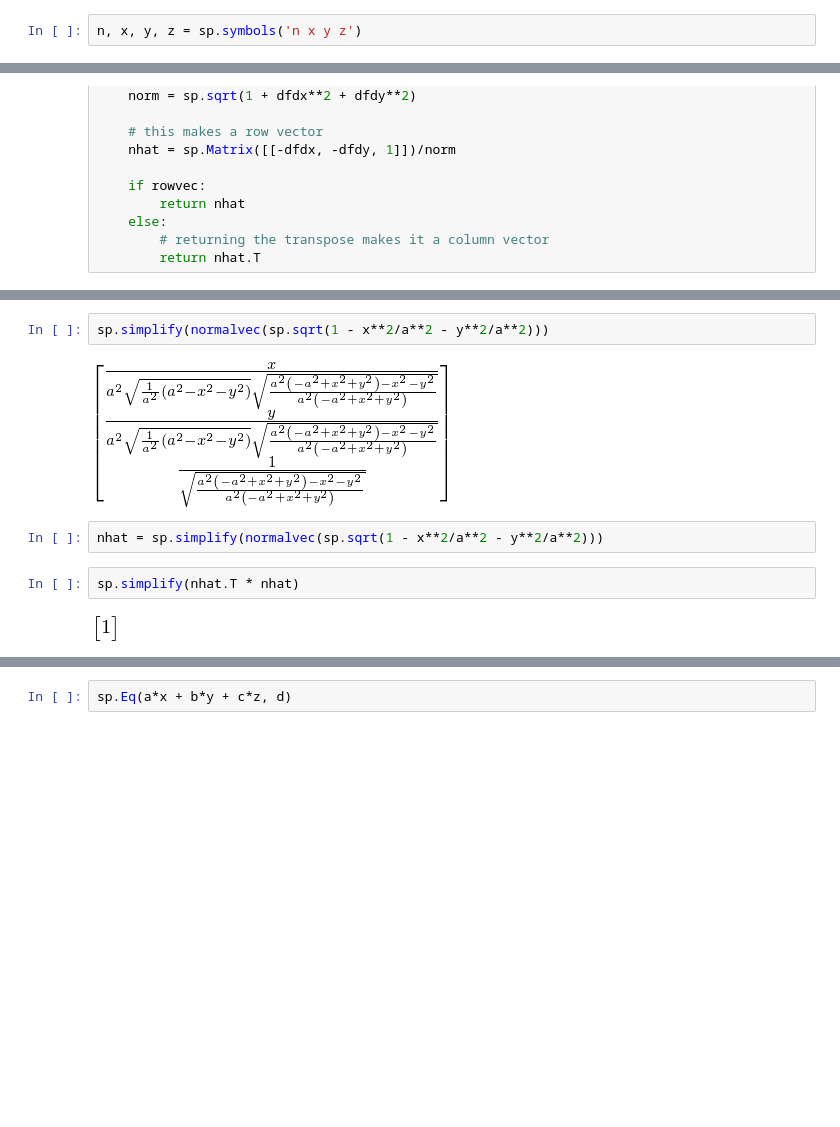
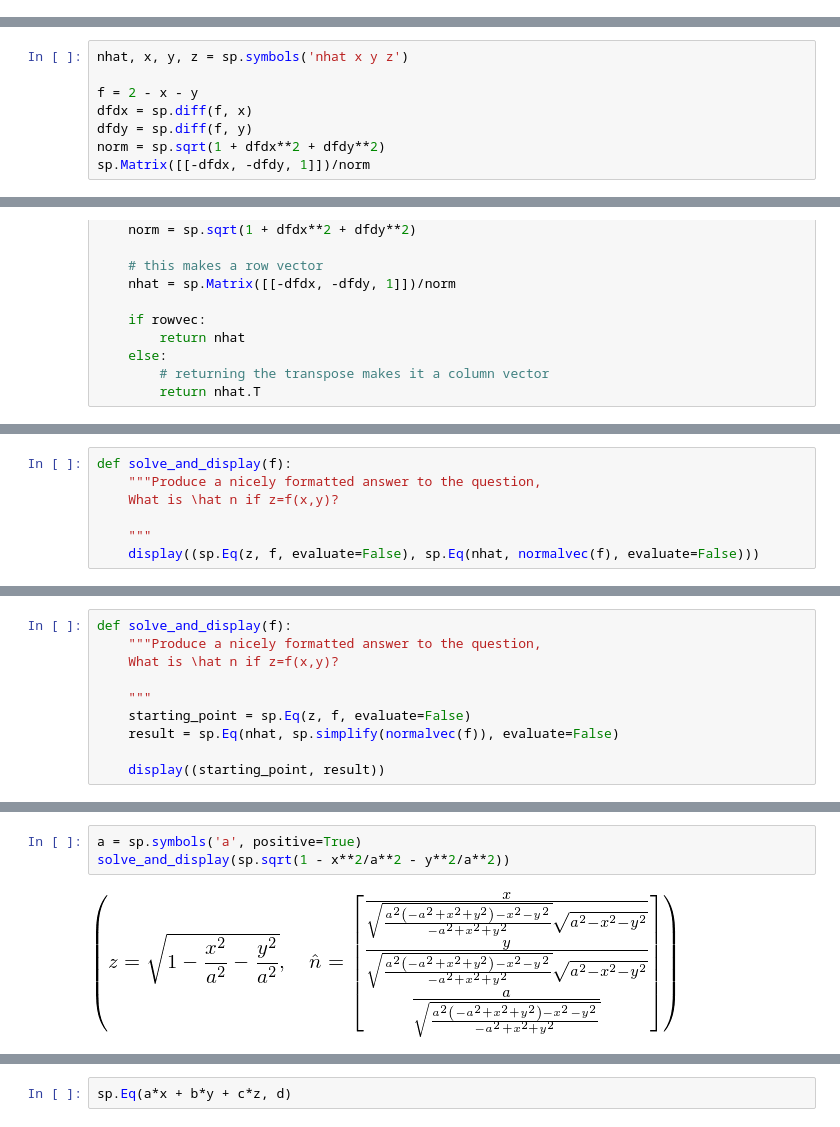
Before and after one commit to zhuxuan1998/PHYS352-HW, a Jupyter notebook: Meditations - 01.ipynb, the cells around one changed output, grey strips where cells are left out. Drawn from its saved outputs; the diff is of its cells as text; blank space fills up the shorter version.

```diff
--- a/Meditations - 01.ipynb
+++ b/Meditations - 01.ipynb
@@ -26,5 +39,3 @@ Let's see if we can tackle this with `sympy`.
 # %%
 import sympy as sp
 sp.init_printing()
-# %%
-n, x, y, z = sp.symbols('n x y z')
@@ -36,0 +44,8 @@ sp.diff(z, x)
+# %%
+nhat, x, y, z = sp.symbols('nhat x y z')
+
+f = 2 - x - y
+dfdx = sp.diff(f, x)
+dfdy = sp.diff(f, y)
+norm = sp.sqrt(1 + dfdx**2 + dfdy**2)
+sp.Matrix([[-dfdx, -dfdy, 1]])/norm
@@ -56 +91,8 @@ normalvec(z, rowvec=True)
+# %%
+def solve_and_display(f):
+    """Produce a nicely formatted answer to the question,
+    What is \hat n if z=f(x,y)?
+
+    """
+    display((sp.Eq(z, f, evaluate=False), sp.Eq(nhat, normalvec(f), evaluate=False)))
 # %%
@@ -59,0 +104,10 @@ sp.simplify(normalvec(sp.sqrt(x**2 + y**2)))
+# %%
+def solve_and_display(f):
+    """Produce a nicely formatted answer to the question,
+    What is \hat n if z=f(x,y)?
+
+    """
+    starting_point = sp.Eq(z, f, evaluate=False)
+    result = sp.Eq(nhat, sp.simplify(normalvec(f)), evaluate=False)
+
+    display((starting_point, result))
@@ -77,10 +137,5 @@ normalvec(sp.sqrt(1 - x**2/a**2 - y**2/a**2))
 # %%
-sp.simplify(normalvec(sp.sqrt(1 - x**2/a**2 - y**2/a**2)))
+a = sp.symbols('a', positive=True)
+solve_and_display(sp.sqrt(1 - x**2/a**2 - y**2/a**2))
 # %% [output]
-[figure, old version]
+[figure, new version]
-# %%
-nhat = sp.simplify(normalvec(sp.sqrt(1 - x**2/a**2 - y**2/a**2)))
-# %%
-sp.simplify(nhat.T * nhat)
-# %% [output]
-[figure, removed]
```
Also changed, not shown: parts of 54 cells of this notebook.
